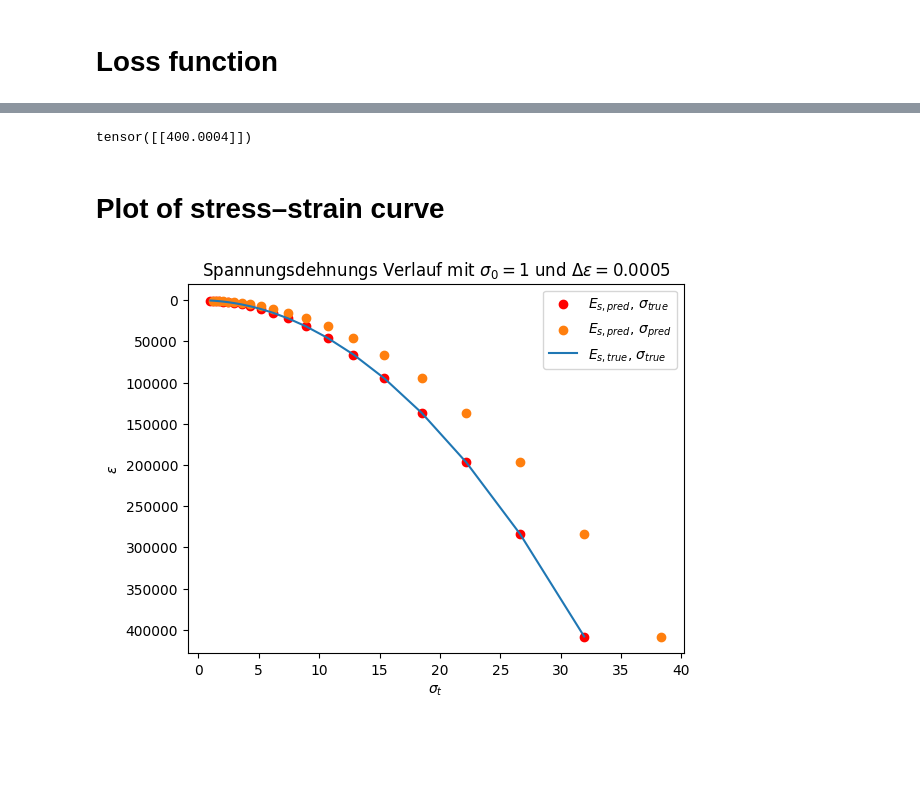
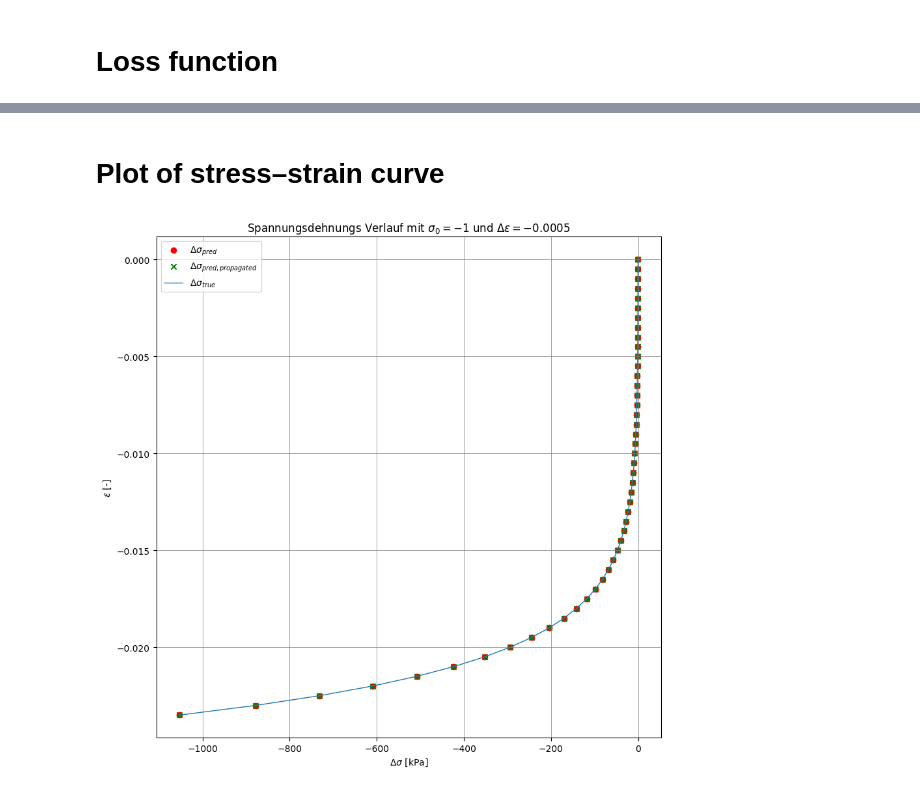
Before and after one commit to BesT1CooKie1/nn_oedometer, a Jupyter notebook: 01_oedometer_pytorch.ipynb, the cells around one changed output, grey strips where cells are left out. Saved outputs shown, nothing was run; the diff lists cells and outputs as text; code cells hidden in the pictures; blank space fills up the shorter version.

```diff
--- a/01_oedometer_pytorch.ipynb
+++ b/01_oedometer_pytorch.ipynb
@@ -107,19 +113,16 @@ tensor_input_df
 # Define SimpleRegressor Model
 # %%
 import torch.nn as nn
-import torch.optim as optim
 
 
 class SimpleRegressor(nn.Module):
     def __init__(self):
         super(SimpleRegressor, self).__init__()
-        self.model = nn.Sequential(
-            nn.Linear(1, 2),
-            nn.Linear(2, 1),
-        )
+        self.linear = nn.Linear(1, 1)
 
     def forward(self, x):
-        return self.model(x)
+        return self.linear(x)
+
 
 model = SimpleRegressor()
 # %%
@@ -148,7 +151,7 @@ model = SimpleRegressor()
 loss_fn = nn.MSELoss()
 optimizer = optim.Adam(model.parameters(), lr=0.01)
 
-epochs = 15000
+epochs = 100000
 loss_history = []
 for epoch in range(epochs):
     model.train()
@@ -193,61 +196,19 @@ plt.show()
-# %%
-pred_input = torch.tensor([1.0], dtype=torch.float).unsqueeze(-1)
-
-model.eval()
-with torch.no_grad():
-    pred = model(pred_input)
-
-print(pred)
-# %% [output]
-tensor([[400.0004]])
 # %% [markdown]
 # Plot of stress–strain curve
 # %%
-def plot_result(iterations=20, start_sigma=1, delta_epsilon=0.0005):
-    oedo_para = {
-    'max_n': iterations,
-    'e_0': 1.0,
-    'C_c': 0.005,
-    'delta_epsilon' : delta_epsilon,
-    'sigma_t' : start_sigma,
+from handler.handleVisuals import plot_result_graph
+
+oedo_para = {
+        "max_n": 48,
+        "e_0": e_0,
+        "C_c": C_c,
+        "delta_epsilon": delta_epsilon,
+        "sigma_t": -1,
     }
 
-    oedo = Oedometer(**oedo_para)
-    sigma_true = oedo.sigma_t
-    e_s_true = oedo.e_s
+oedo = Oedometer(**oedo_para)
 
-    # print(sigma_true)
-    # print(e_s_true)
-    model.eval()
-    e_s_pred = []
-    e_s_true_plot = []
-    sigma_t = start_sigma
-    sigma_pred = []
-    pred_list = []
-    with torch.no_grad():
-        for i in range(iterations):
-            sigma_true_tensor = torch.tensor(sigma_true[i], dtype=torch.float).unsqueeze(-1)
-            pred = model(sigma_true_tensor)
-            e_s_pred.append(pred * sigma_true[i])
-            e_s_true_plot.append(e_s_true[i] * sigma_true[i])
-            sigma_t = sigma_t + pred * delta_epsilon
-            sigma_pred.append(sigma_t)
-            pred_list.append(pred)
-
-    # Plot der Losskurve
-    plt.scatter(sigma_true, e_s_pred, label='$E_{s,pred}$, $\sigma_{true}$').set_color("red")
-    plt.scatter(sigma_pred, e_s_pred, label='$E_{s,pred}$, $\sigma_{pred}$')
-    plt.plot(sigma_true, e_s_true_plot, label='$E_{s,true}$, $\sigma_{true}$')
-
-    plt.gca().invert_yaxis()
-    plt.xlabel('$\sigma_t$')
-    plt.ylabel('$\epsilon$')
-    plt.title(f'Spannungsdehnungs Verlauf mit $\sigma_0={start_sigma}$ und $\Delta\epsilon=0.0005$')
-    plt.legend()
-    plt.show()
-
-    return e_s_true, pred_list
-e_s_true, e_s_pred = plot_result()
+e_s_list, delta_sigma_list = plot_result_graph(model=model, oedo=oedo,iterations=oedo_para["max_n"])
 # %% [output]
-[figure, old version]
+[figure, new version]
 # %%
```
Also changed, not shown: parts of 7 cells of this notebook, 19 other files.
